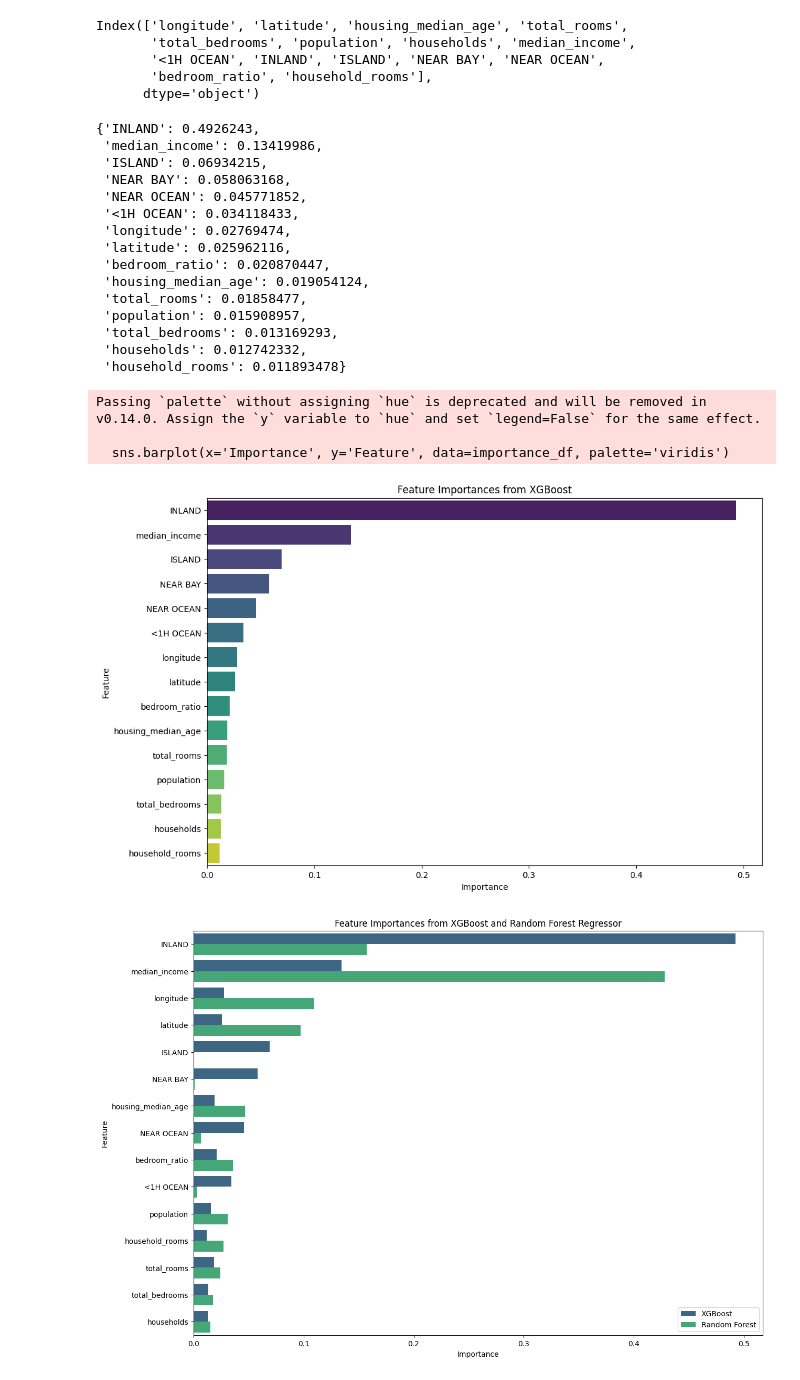
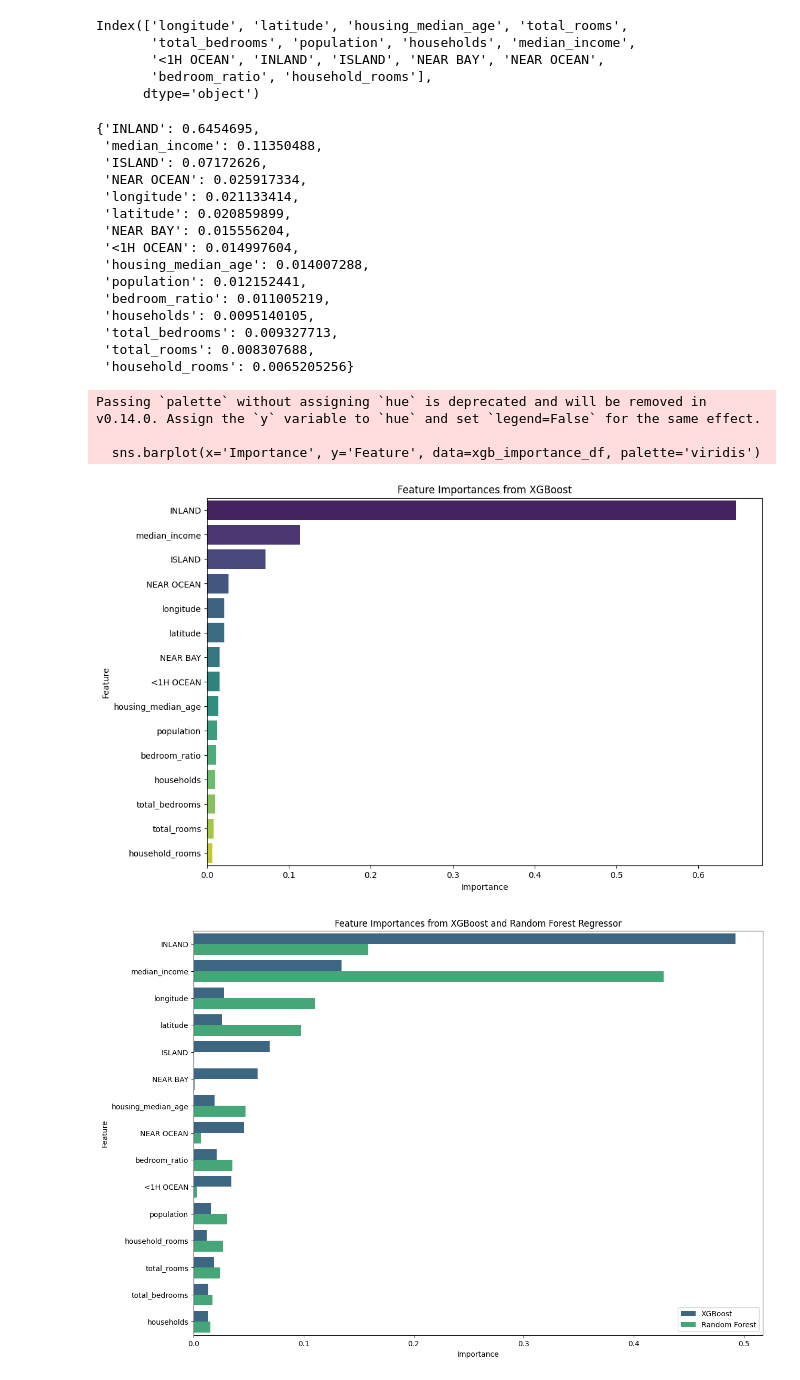
Before and after one commit to andrillion/Projects, a Jupyter notebook: Kopia_av_california_housing_prices.ipynb, the cells around one changed output. Cells and saved outputs as stored; diff of their text form; code cells hidden in the pictures.

```diff
--- a/Kopia_av_california_housing_prices.ipynb
+++ b/Kopia_av_california_housing_prices.ipynb
@@ -470,0 +596,4 @@ Mean Absolute Error (MAE): 46749.561510995016
+# %%
+# Correct way to access the best alpha from RandomizedSearchCV
+best_alpha = lasso_random_search.best_params_['alpha']
+print("Best Alpha from Random Search:", best_alpha)
@@ -634,9 +819,9 @@ gb.score(X_test_s, y_test)
 from sklearn.ensemble import GradientBoostingRegressor
 
 param_grid = {
-    'n_estimators': [100, 200],
+    'n_estimators': [200, 250],
   #  'learning_rate': [0.01, 0.1],
-    'max_depth': [3, 5]
+    'max_depth': [5, 7]
 }
 gb = GradientBoostingRegressor()
 grid_search = GridSearchCV(gb, param_grid, cv=3, scoring='neg_mean_squared_error')
@@ -692,11 +879,9 @@ from sklearn.model_selection import GridSearchCV
 from xgboost import XGBRegressor
 
 param_grid = {
-    'n_estimators': [100, 200],
-    'max_depth': [3, 6, 9],
-    'learning_rate': [0.01, 0.1, 0.2],
-    'subsample': [0.8, 1.0],
-    'colsample_bytree': [0.8, 1.0]
+    'n_estimators': [500, 600, 800],
+    'max_depth': [4, 6],
+    'learning_rate': [0.1, 0.2]
 }
 
 xgb = XGBRegressor()
@@ -739,47 +924,47 @@ Index(['longitude', 'latitude', 'housing_median_age', 'total_rooms',
        'bedroom_ratio', 'household_rooms'],
       dtype='object')
 # %%
-importances = dict(zip(feature_names, best_xgb.feature_importances_))
-importances = {k: v for k,v in sorted(importances.items(), key = lambda x: x[1], reverse = True)}
-importances
+xgb_importances = dict(zip(feature_names, best_xgb.feature_importances_))
+xgb_importances = {k: v for k,v in sorted(xgb_importances.items(), key = lambda x: x[1], reverse = True)}
+xgb_importances
 # %% [output]
-{'INLAND': 0.4926243,
- 'median_income': 0.13419986,
- 'ISLAND': 0.06934215,
- 'NEAR BAY': 0.058063168,
- 'NEAR OCEAN': 0.045771852,
- '<1H OCEAN': 0.034118433,
- 'longitude': 0.02769474,
- 'latitude': 0.025962116,
- 'bedroom_ratio': 0.020870447,
- 'housing_median_age': 0.019054124,
- 'total_rooms': 0.01858477,
- 'population': 0.015908957,
- 'total_bedrooms': 0.013169293,
- 'households': 0.012742332,
- 'household_rooms': 0.011893478}
+{'INLAND': 0.6454695,
+ 'median_income': 0.11350488,
+ 'ISLAND': 0.07172626,
+ 'NEAR OCEAN': 0.025917334,
+ 'longitude': 0.021133414,
+ 'latitude': 0.020859899,
+ 'NEAR BAY': 0.015556204,
+ '<1H OCEAN': 0.014997604,
+ 'housing_median_age': 0.014007288,
+ 'population': 0.012152441,
+ 'bedroom_ratio': 0.011005219,
+ 'households': 0.0095140105,
+ 'total_bedrooms': 0.009327713,
+ 'total_rooms': 0.008307688,
+ 'household_rooms': 0.0065205256}
 # %%
 # Convert the dictionary to a DataFrame
-importance_df = pd.DataFrame({
-    'Feature': list(importances.keys()),
-    'Importance': list(importances.values())
+xgb_importance_df = pd.DataFrame({
+    'Feature': list(xgb_importances.keys()),
+    'Importance': list(xgb_importances.values())
 })
 
 # Sort the DataFrame by importance in descending order
-importance_df = importance_df.sort_values(by='Importance', ascending=False)
+xgb_importance_df = xgb_importance_df.sort_values(by='Importance', ascending=False)
 
 # Plot feature importances
 plt.figure(figsize=(12, 8))
-sns.barplot(x='Importance', y='Feature', data=importance_df, palette='viridis')
+sns.barplot(x='Importance', y='Feature', data=xgb_importance_df, palette='viridis')
 plt.xlabel('Importance')
 plt.ylabel('Feature')
 plt.title('Feature Importances from XGBoost')
 plt.show()
 # %% [output]
 Passing `palette` without assigning `hue` is deprecated and will be removed in v0.14.0. Assign the `y` variable to `hue` and set `legend=False` for the same effect.
 
-  sns.barplot(x='Importance', y='Feature', data=importance_df, palette='viridis')
+  sns.barplot(x='Importance', y='Feature', data=xgb_importance_df, palette='viridis')
-[figure, old version]
+[figure, new version]
 # %%
 import pandas as pd
 import matplotlib.pyplot as plt
```
Also changed, not shown: parts of 25 cells of this notebook.
